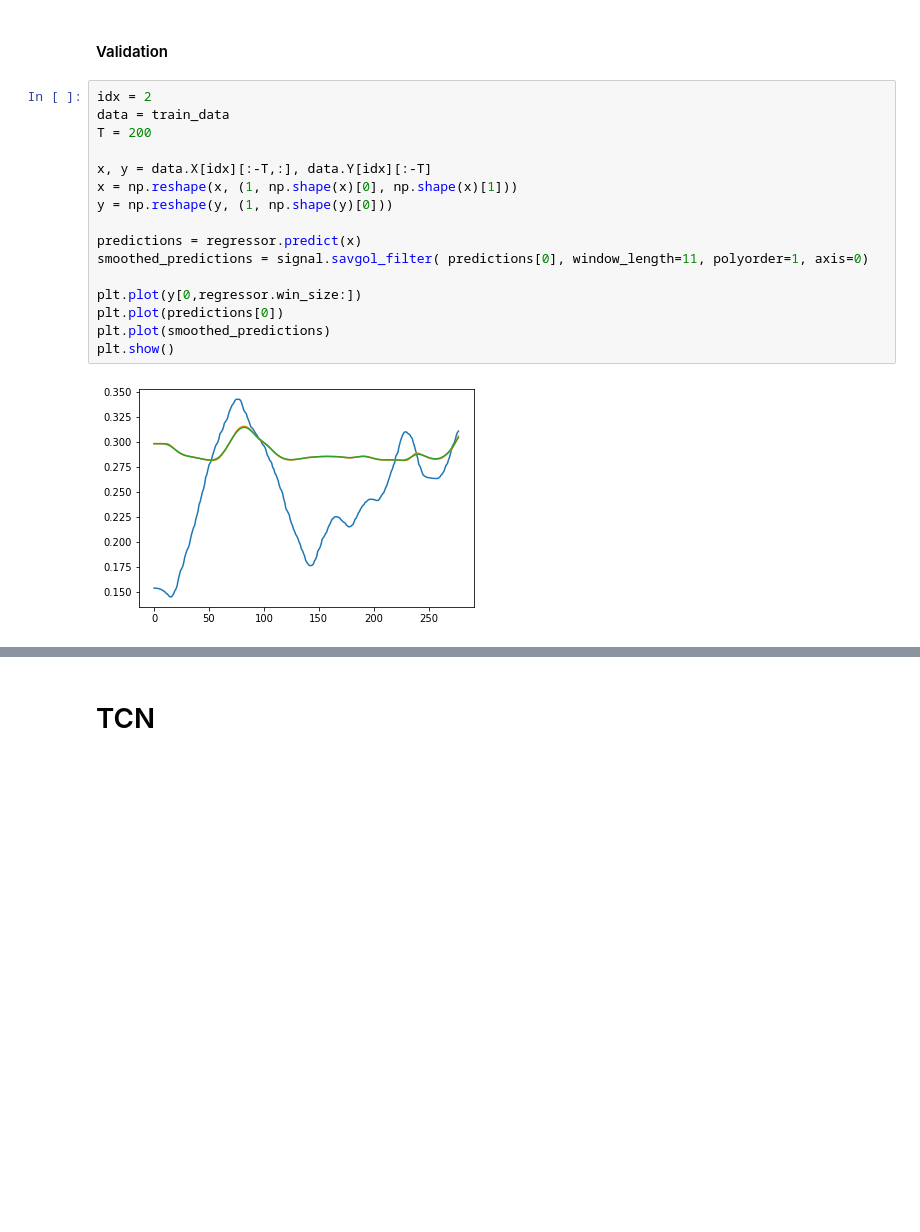
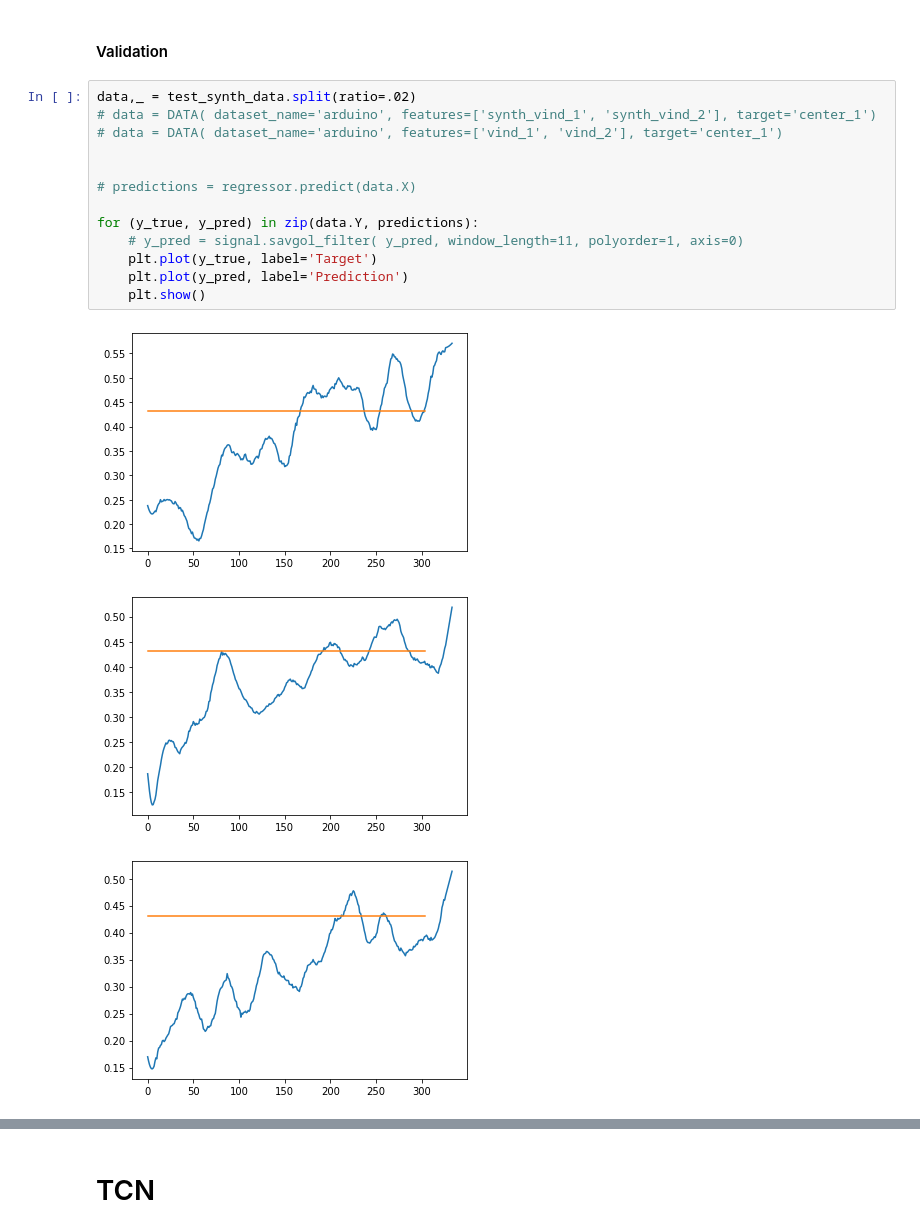
Before and after one commit to negargolestani/kinect_motion_tracking, a Jupyter notebook: regression_rnn.ipynb, the cells around one changed output, grey strips where cells are left out. Saved outputs shown, nothing was run; the diff lists cells and outputs as text; blank space fills up the shorter version.

```diff
--- a/regression_rnn.ipynb
+++ b/regression_rnn.ipynb
@@ -317,20 +138,19 @@ KeyboardInterrupt:
 # %% [markdown]
 #### Validation
-# %%
-idx = 2
-data = train_data
-T = 200
-
-x, y = data.X[idx][:-T,:], data.Y[idx][:-T]
-x = np.reshape(x, (1, np.shape(x)[0], np.shape(x)[1]))
-y = np.reshape(y, (1, np.shape(y)[0]))
-
-predictions = regressor.predict(x)
-smoothed_predictions = signal.savgol_filter( predictions[0], window_length=11, polyorder=1, axis=0)
-
-plt.plot(y[0,regressor.win_size:])
-plt.plot(predictions[0])
-plt.plot(smoothed_predictions)
-plt.show()
-# %% [output]
-[figure, removed]
+# %%
+data,_ = test_synth_data.split(ratio=.02)
+# data = DATA( dataset_name='arduino', features=['synth_vind_1', 'synth_vind_2'], target='center_1')
+# data = DATA( dataset_name='arduino', features=['vind_1', 'vind_2'], target='center_1')
+
+
+# predictions = regressor.predict(data.X)
+
+for (y_true, y_pred) in zip(data.Y, predictions):
+    # y_pred = signal.savgol_filter( y_pred, window_length=11, polyorder=1, axis=0)
+    plt.plot(y_true, label='Target')
+    plt.plot(y_pred, label='Prediction')
+    plt.show()
+# %% [output]
+[figure, added]
+[figure, added]
+[figure, added]
```
Also changed, not shown: parts of 14 cells of this notebook, 16 other files.
